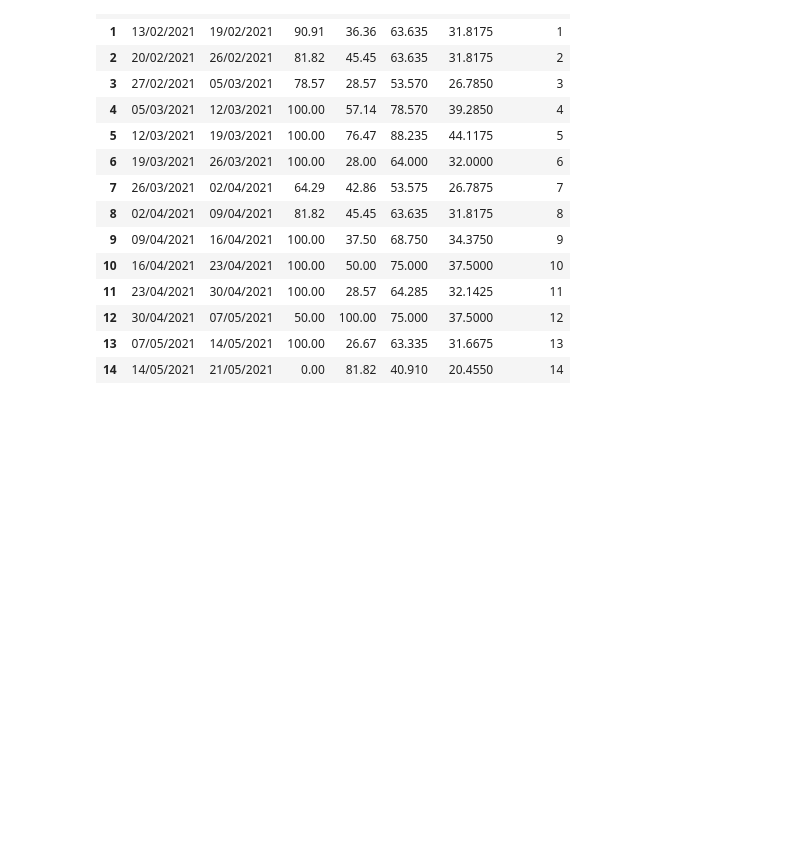
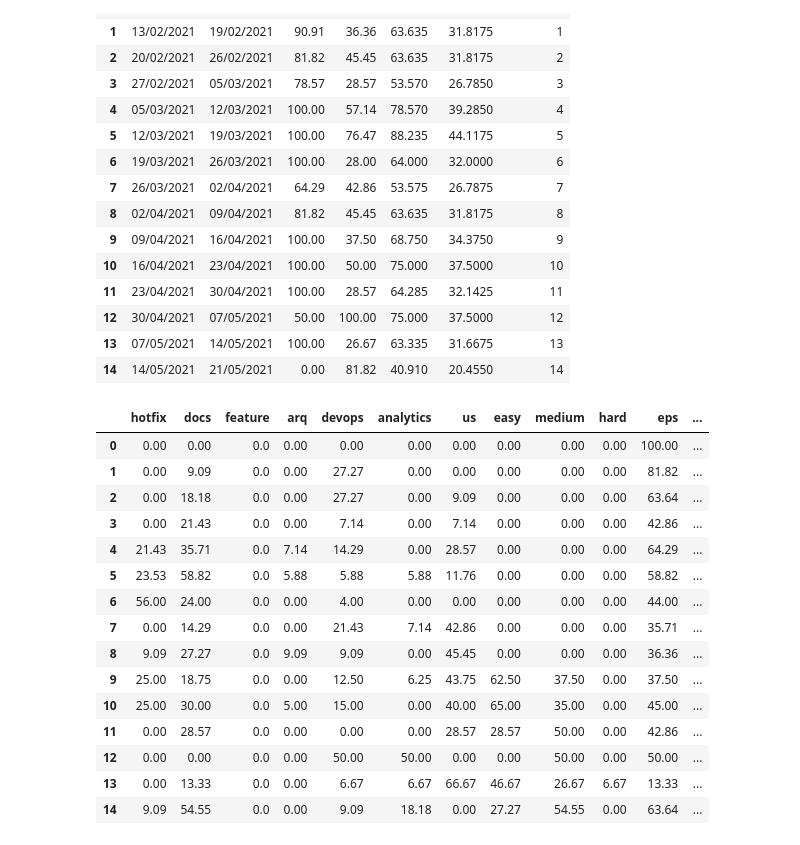
Before and after one commit to fga-eps-mds/2020-2-SiGeD, a Jupyter notebook: analytics-notebooks/qrapids.ipynb, the cells around one changed output. Cells and saved outputs as stored; diff of their text form; code cells hidden in the pictures; blank space fills up the shorter version.

```diff
--- a/analytics-notebooks/qrapids.ipynb
+++ b/analytics-notebooks/qrapids.ipynb
@@ -829,3 +691,5 @@ m8(TAGS, NUMBER_OF_ISSUES).to_csv('data/fga-eps-mds-2020-2-SiGeD-qualidade-total
+# %%
+s12_m8 = m8(TAGS, NUMBER_OF_ISSUES, 12)
 # %%
 s12_m9 = m9(TAGS, NUMBER_OF_ISSUES)
 # %% [markdown]
@@ -855,3 +717,5 @@ m8(TAGS, NUMBER_OF_ISSUES).to_csv('data/fga-eps-mds-2020-2-SiGeD-qualidade-total
+# %%
+s13_m8 = m8(TAGS, NUMBER_OF_ISSUES, 13)
 # %%
 s13_m9 = m9(TAGS, NUMBER_OF_ISSUES)
 # %% [markdown]
@@ -881,3 +743,5 @@ m8(TAGS, NUMBER_OF_ISSUES).to_csv('data/fga-eps-mds-2020-2-SiGeD-qualidade-total
+# %%
+s14_m8 = m8(TAGS, NUMBER_OF_ISSUES, 14)
 # %%
 s14_m9 = m9(TAGS, NUMBER_OF_ISSUES)
 # %% [markdown]
@@ -957,3 +821,24 @@ metrics_df
 | 14 | 14/05/2021 | 21/05/2021 | 0.00 | 81.82 | 40.910 | 20.4550 | 14 |
 # %%
 metrics_df.to_csv('data/fga-eps-mds-2020-2-SiGeD-qualidade-total-processo-SPRINT.csv', index = False)
+# %%
+m8_metrics = pd.concat([s0_m8, s1_m8, s2_m8, s3_m8, s4_m8, s5_m8, s6_m8, s7_m8, s8_m8, s9_m8, s10_m8, s11_m8, s12_m8, s13_m8, s14_m8], ignore_index=True)
+# %%
+m8_metrics
+# %% [output]
+|  | hotfix | docs | feature | arq | devops | analytics | us | easy | medium | hard | eps | ... |
+| 0 | 0.00 | 0.00 | 0.0 | 0.00 | 0.00 | 0.00 | 0.00 | 0.00 | 0.00 | 0.00 | 100.00 | ... |
+| 1 | 0.00 | 9.09 | 0.0 | 0.00 | 27.27 | 0.00 | 0.00 | 0.00 | 0.00 | 0.00 | 81.82 | ... |
+| 2 | 0.00 | 18.18 | 0.0 | 0.00 | 27.27 | 0.00 | 9.09 | 0.00 | 0.00 | 0.00 | 63.64 | ... |
+| 3 | 0.00 | 21.43 | 0.0 | 0.00 | 7.14 | 0.00 | 7.14 | 0.00 | 0.00 | 0.00 | 42.86 | ... |
+| 4 | 21.43 | 35.71 | 0.0 | 7.14 | 14.29 | 0.00 | 28.57 | 0.00 | 0.00 | 0.00 | 64.29 | ... |
+| 5 | 23.53 | 58.82 | 0.0 | 5.88 | 5.88 | 5.88 | 11.76 | 0.00 | 0.00 | 0.00 | 58.82 | ... |
+| 6 | 56.00 | 24.00 | 0.0 | 0.00 | 4.00 | 0.00 | 0.00 | 0.00 | 0.00 | 0.00 | 44.00 | ... |
+| 7 | 0.00 | 14.29 | 0.0 | 0.00 | 21.43 | 7.14 | 42.86 | 0.00 | 0.00 | 0.00 | 35.71 | ... |
+| 8 | 9.09 | 27.27 | 0.0 | 9.09 | 9.09 | 0.00 | 45.45 | 0.00 | 0.00 | 0.00 | 36.36 | ... |
+| 9 | 25.00 | 18.75 | 0.0 | 0.00 | 12.50 | 6.25 | 43.75 | 62.50 | 37.50 | 0.00 | 37.50 | ... |
+| 10 | 25.00 | 30.00 | 0.0 | 5.00 | 15.00 | 0.00 | 40.00 | 65.00 | 35.00 | 0.00 | 45.00 | ... |
+| 11 | 0.00 | 28.57 | 0.0 | 0.00 | 0.00 | 0.00 | 28.57 | 28.57 | 50.00 | 0.00 | 42.86 | ... |
+| 12 | 0.00 | 0.00 | 0.0 | 0.00 | 50.00 | 50.00 | 0.00 | 0.00 | 50.00 | 0.00 | 50.00 | ... |
+| 13 | 0.00 | 13.33 | 0.0 | 0.00 | 6.67 | 6.67 | 66.67 | 46.67 | 26.67 | 6.67 | 13.33 | ... |
+| 14 | 9.09 | 54.55 | 0.0 | 0.00 | 9.09 | 18.18 | 0.00 | 27.27 | 54.55 | 0.00 | 63.64 | ... |
```
Also changed, not shown: parts of 46 cells of this notebook, 1 other file.
